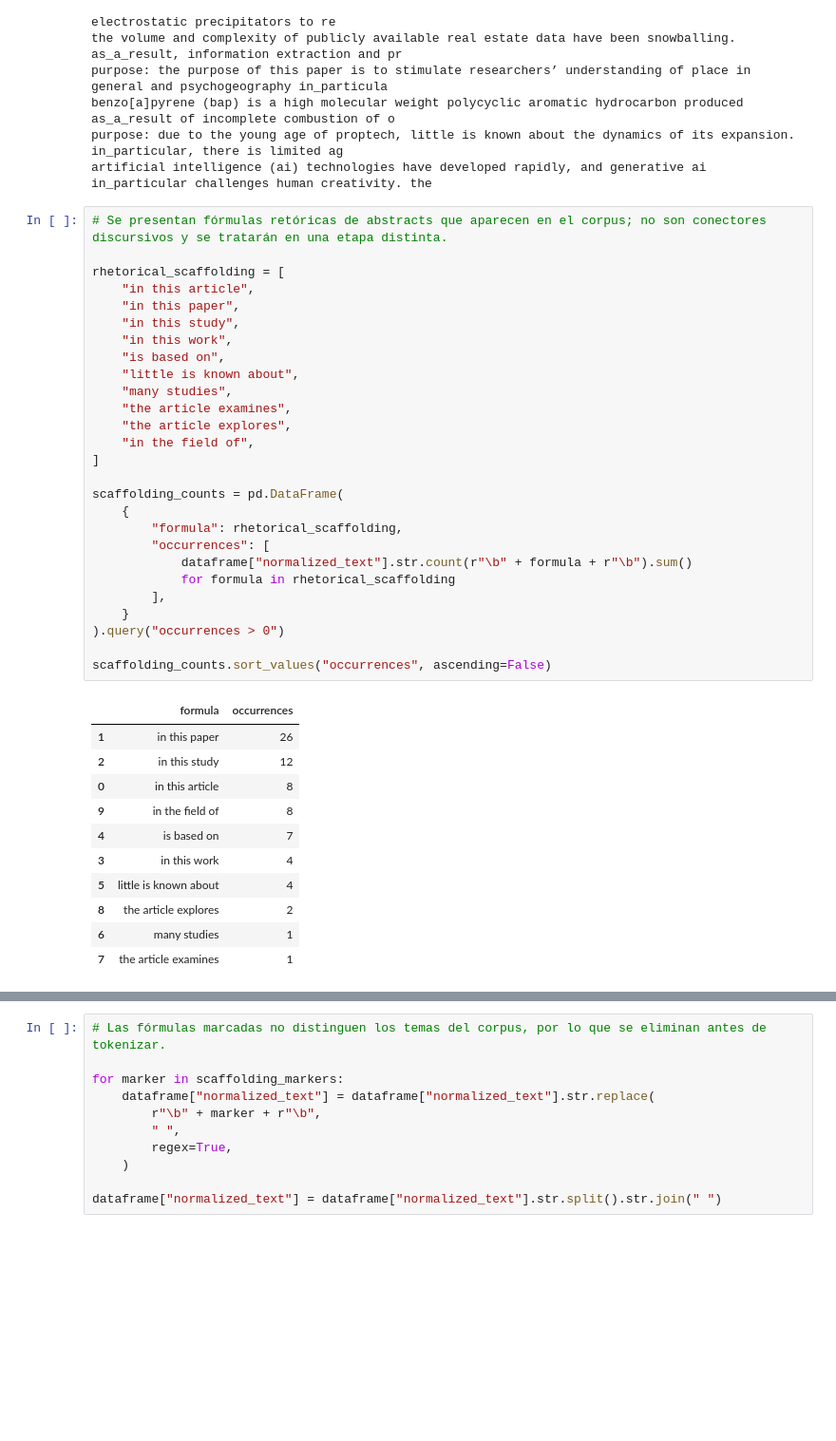
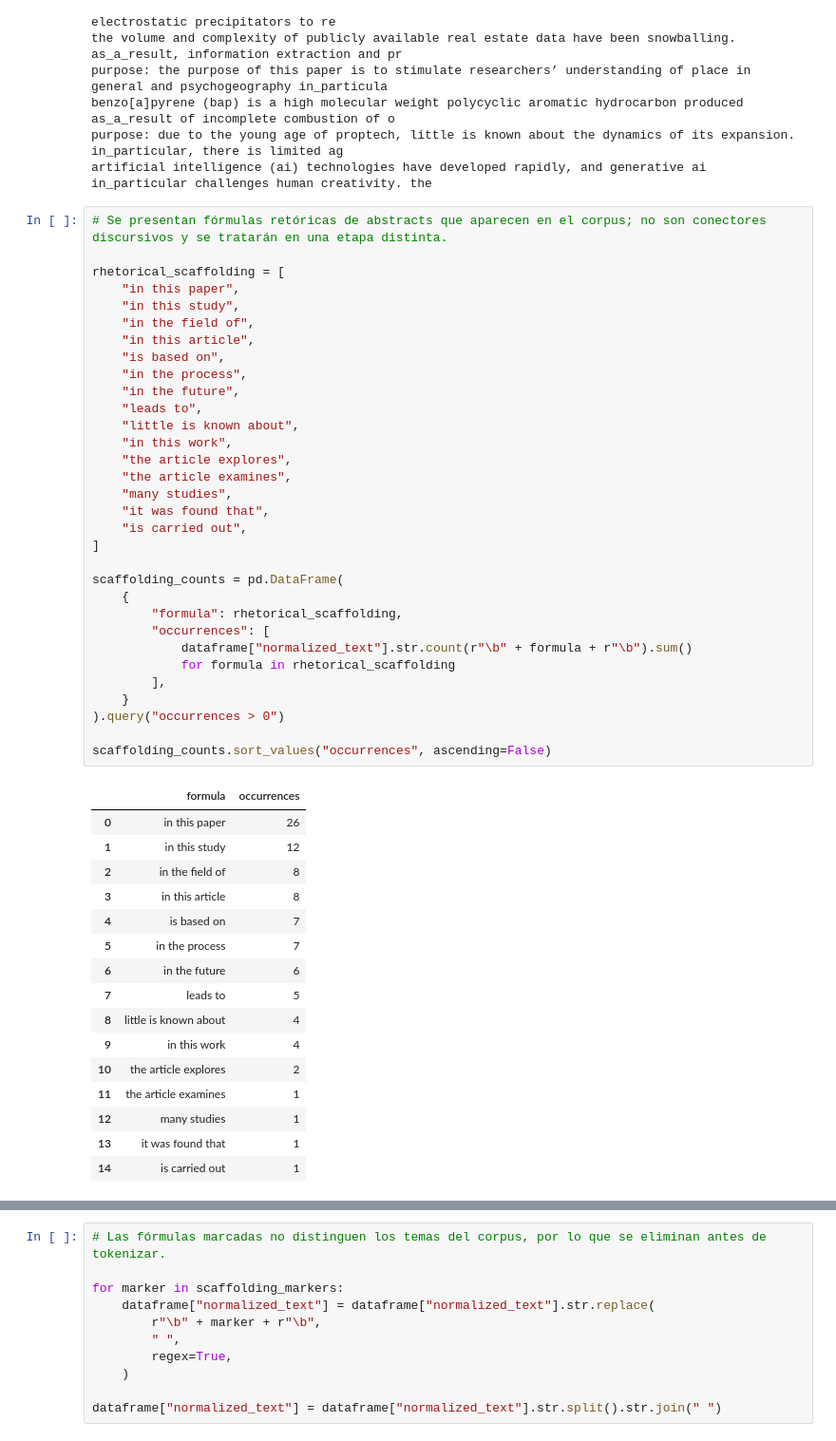
Before and after one commit to jdvelasq/classroom-vibecoding, a Jupyter notebook: implementation/predictiva/P202_tokenizacion/professor/notebook.ipynb, the cells around one changed output, grey strips where cells are left out. Shown at 95% size. Drawn from its saved outputs; the diff is of its cells as text; blank space fills up the shorter version.

```diff
--- a/implementation/predictiva/P202_tokenizacion/professor/notebook.ipynb
+++ b/implementation/predictiva/P202_tokenizacion/professor/notebook.ipynb
@@ -208,42 +208,52 @@ artificial intelligence (ai) technologies have developed rapidly, and generative
 # %%
 # Se presentan fórmulas retóricas de abstracts que aparecen en el corpus; no son conectores discursivos y se tratarán en una etapa distinta.
 
 rhetorical_scaffolding = [
-    "in this article",
     "in this paper",
     "in this study",
+    "in the field of",
+    "in this article",
+    "is based on",
+    "in the process",
+    "in the future",
+    "leads to",
+    "little is known about",
     "in this work",
-    "is based on",
-    "little is known about",
+    "the article explores",
+    "the article examines",
     "many studies",
-    "the article examines",
-    "the article explores",
-    "in the field of",
+    "it was found that",
+    "is carried out",
 ]
 
 scaffolding_counts = pd.DataFrame(
     {
         "formula": rhetorical_scaffolding,
         "occurrences": [
             dataframe["normalized_text"].str.count(r"\b" + formula + r"\b").sum()
             for formula in rhetorical_scaffolding
         ],
     }
 ).query("occurrences > 0")
 
 scaffolding_counts.sort_values("occurrences", ascending=False)
 # %% [output]
 |  | formula | occurrences |
-| 1 | in this paper | 26 |
-| 2 | in this study | 12 |
-| 0 | in this article | 8 |
-| 9 | in the field of | 8 |
+| 0 | in this paper | 26 |
+| 1 | in this study | 12 |
+| 2 | in the field of | 8 |
+| 3 | in this article | 8 |
 | 4 | is based on | 7 |
-| 3 | in this work | 4 |
-| 5 | little is known about | 4 |
-| 8 | the article explores | 2 |
-| 6 | many studies | 1 |
-| 7 | the article examines | 1 |
+| 5 | in the process | 7 |
+| 6 | in the future | 6 |
+| 7 | leads to | 5 |
+| 8 | little is known about | 4 |
+| 9 | in this work | 4 |
+| 10 | the article explores | 2 |
+| 11 | the article examines | 1 |
+| 12 | many studies | 1 |
+| 13 | it was found that | 1 |
+| 14 | is carried out | 1 |
 # %%
 # Se marcan las fórmulas retóricas para evidenciar que son unidades distintas antes de decidir su eliminación.
 
```
Also changed, not shown: parts of 2 cells of this notebook, 4 other files.
